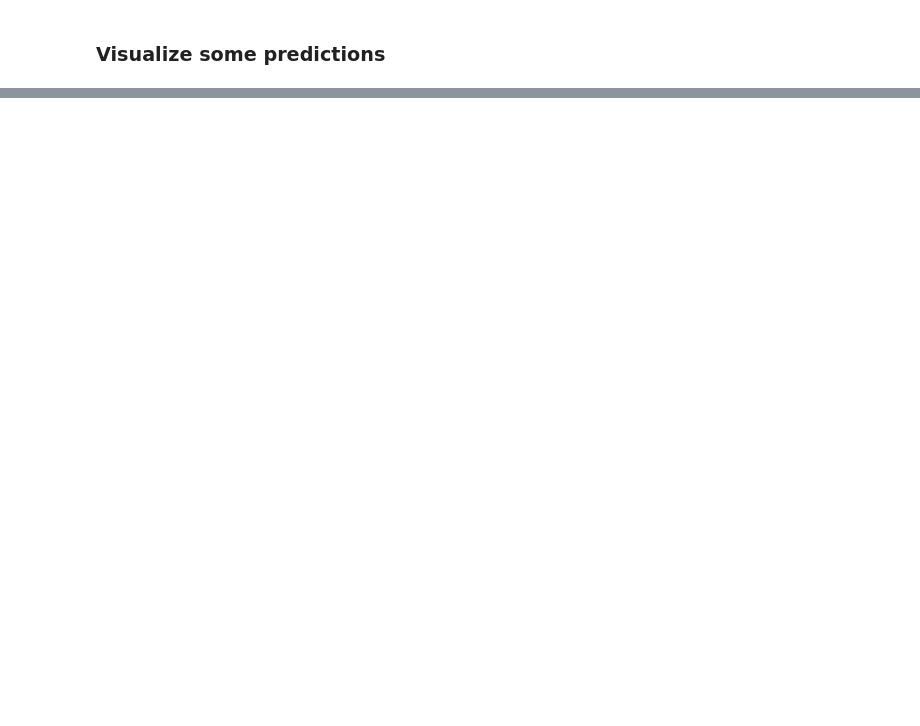
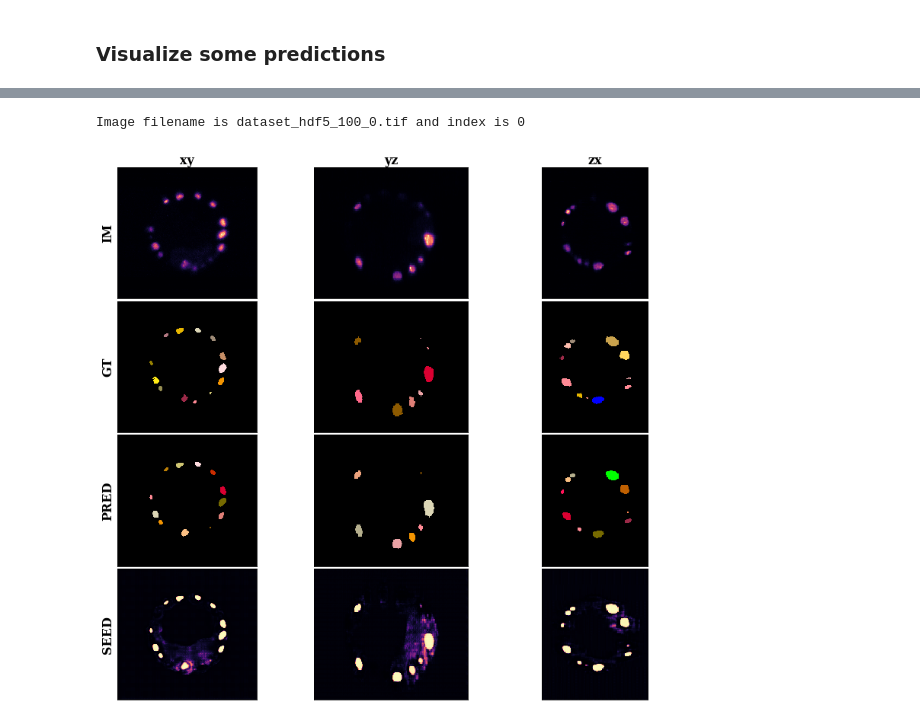
Before and after one commit to juglab/EmbedSeg, a Jupyter notebook: examples/3d/Platynereis-Nuclei-CBG/03-predict.ipynb, the cells around one changed output, grey strips where cells are left out. Cells and saved outputs as stored; diff of their text form; code cells hidden in the pictures; blank space fills up the shorter version.

```diff
--- a/examples/3d/Platynereis-Nuclei-CBG/03-predict.ipynb
+++ b/examples/3d/Platynereis-Nuclei-CBG/03-predict.ipynb
@@ -187,0 +158,8 @@ Image filename is dataset_hdf5_100_0.tif and index is 0
+# %%
+index = 0
+print("Image filename is {} and index is {}".format(os.path.basename(image_file_names[index]), index))
+
+visualize_3d(image_file_names[index], ground_truth_file_names[index], prediction_file_names[index], seed_file_names[index], new_cmp, anisotropy=pixel_size_z_microns/pixel_size_x_microns)
+# %% [output]
+Image filename is dataset_hdf5_100_0.tif and index is 0
+[figure, added]
```
Also changed, not shown: parts of 17 cells of this notebook, 1 other file.
